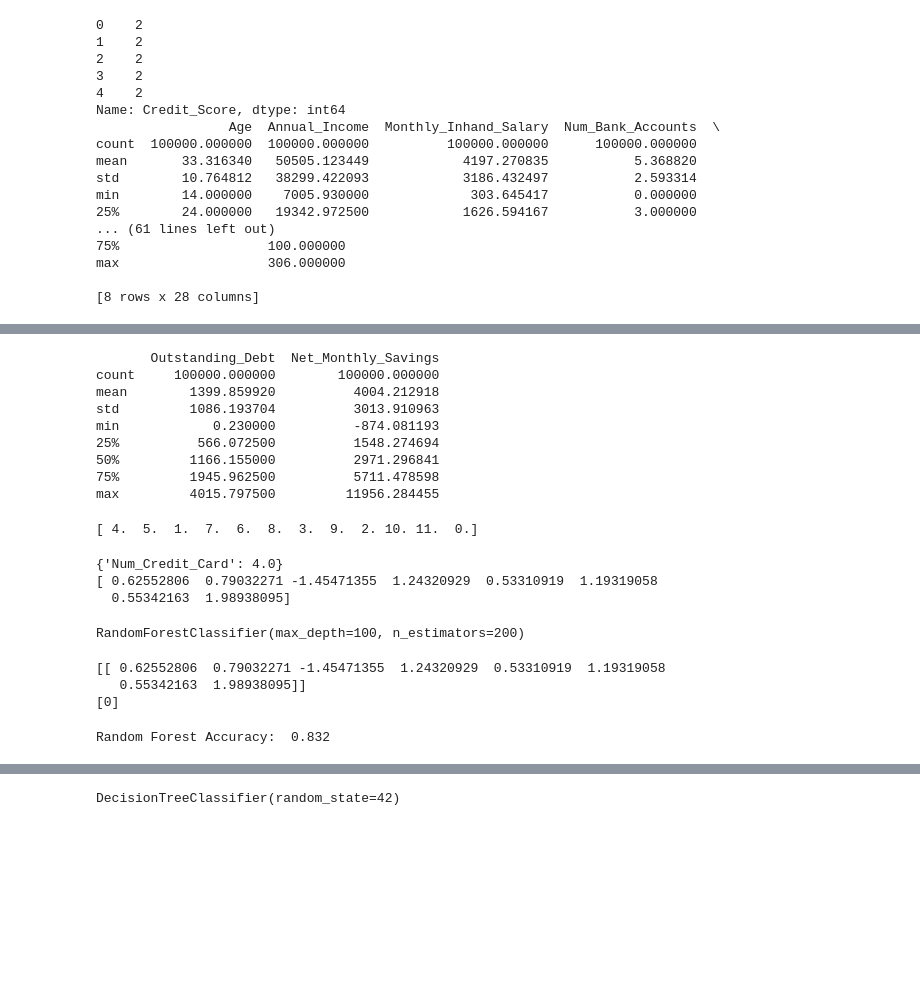
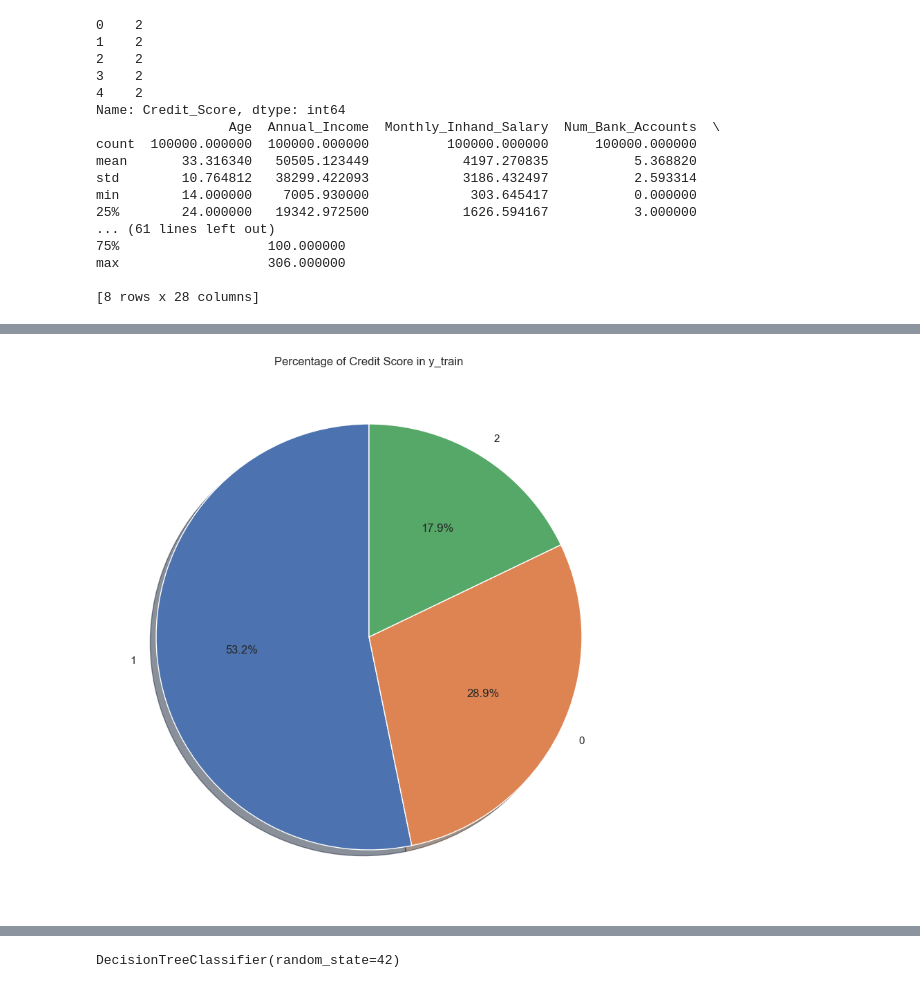
Before and after one commit to yaseen1998/AI_Orange_Course, a Jupyter notebook: Assigment_2/models_regression.ipynb, the cells around one changed output, grey strips where cells are left out. Saved outputs shown, nothing was run; the diff lists cells and outputs as text; code cells hidden in the pictures; blank space fills up the shorter version.

```diff
--- a/Assigment_2/models_regression.ipynb
+++ b/Assigment_2/models_regression.ipynb
@@ -77,12 +89,0 @@ for feature in features:
-# %%
-print(x[features].describe())
-# %% [output]
-       Outstanding_Debt  Net_Monthly_Savings
-count     100000.000000        100000.000000
-mean        1399.859920          4004.212918
-std         1086.193704          3013.910963
-min            0.230000          -874.081193
-25%          566.072500          1548.274694
-50%         1166.155000          2971.296841
-75%         1945.962500          5711.478598
-max         4015.797500         11956.284455
@@ -104,26 +124,3 @@ X = x[features]
 scaled_data = scaler.fit_transform(X)
 
 x_train, x_test, y_train, y_test = train_test_split(scaled_data, y, test_size=0.2, random_state=42)
-# %%
-features=[
-    "Num_Credit_Card",
-    "Outstanding_Debt",
-    "Net_Monthly_Savings",
-]
-for feature in features:
-    # check if all data in integer
-    print(x[feature].unique())
-# %% [output]
-[ 4.  5.  1.  7.  6.  8.  3.  9.  2. 10. 11.  0.]
-# %%
-first_index = x[features].loc[0]
-dict_first_index = first_index.to_dict()
-input_user = {'Interest_Rate': 20, 'Credit_History_Age': 300.0, 'Credit_Mix': 0.0, 'Type_of_Loan': 400.0, 'Interest_Loan_Interaction': 100.0, 'Num_Credit_Card': 8.0, 'Outstanding_Debt': 2000.98, 'Net_Monthly_Savings': 10000}
-print(dict_first_index)
-data_frame = pd.DataFrame(input_user,index=[0])
-scaled_data_first = scaler.transform(data_frame)
-print(scaled_data_first[0])
-# %% [output]
-{'Num_Credit_Card': 4.0}
-[ 0.62552806  0.79032271 -1.45471355  1.24320929  0.53310919  1.19319058
-  0.55342163  1.98938095]
@@ -136,20 +127,12 @@ def ApplyModel(x_train, x_test, y_train, y_test):
-# %%
-random_forest = RandomForestClassifier(n_estimators=200, max_depth=100)
-random_forest.fit(x_train, y_train)
-# %% [output]
-RandomForestClassifier(max_depth=100, n_estimators=200)
-# %%
-print(scaled_data_first)
-y_predict = random_forest.predict(scaled_data_first)
-print(y_predict)
-# %% [output]
-[[ 0.62552806  0.79032271 -1.45471355  1.24320929  0.53310919  1.19319058
-   0.55342163  1.98938095]]
-[0]
-# %%
-ApplyModel(x_train, x_test, y_train, y_test)
-# %% [output]
-Random Forest Accuracy:  0.832
+# %%
+# plot percentage of y-train as pie chart
+sns.set_theme(style="darkgrid")
+plt.figure(figsize=(10,10))
+plt.pie(y_train.value_counts(),labels=y_train.value_counts().index,autopct='%1.1f%%',shadow=True, startangle=90)
+plt.title("Percentage of Credit Score in y_train")
+plt.show()
+# %% [output]
+[figure, added]
 # %%
 sm = SMOTE(k_neighbors=5)
 x_train_sm,y_train_sm=sm.fit_resample(x_train,y_train)
```
Also changed, not shown: parts of 12 cells of this notebook, 2 other files.
